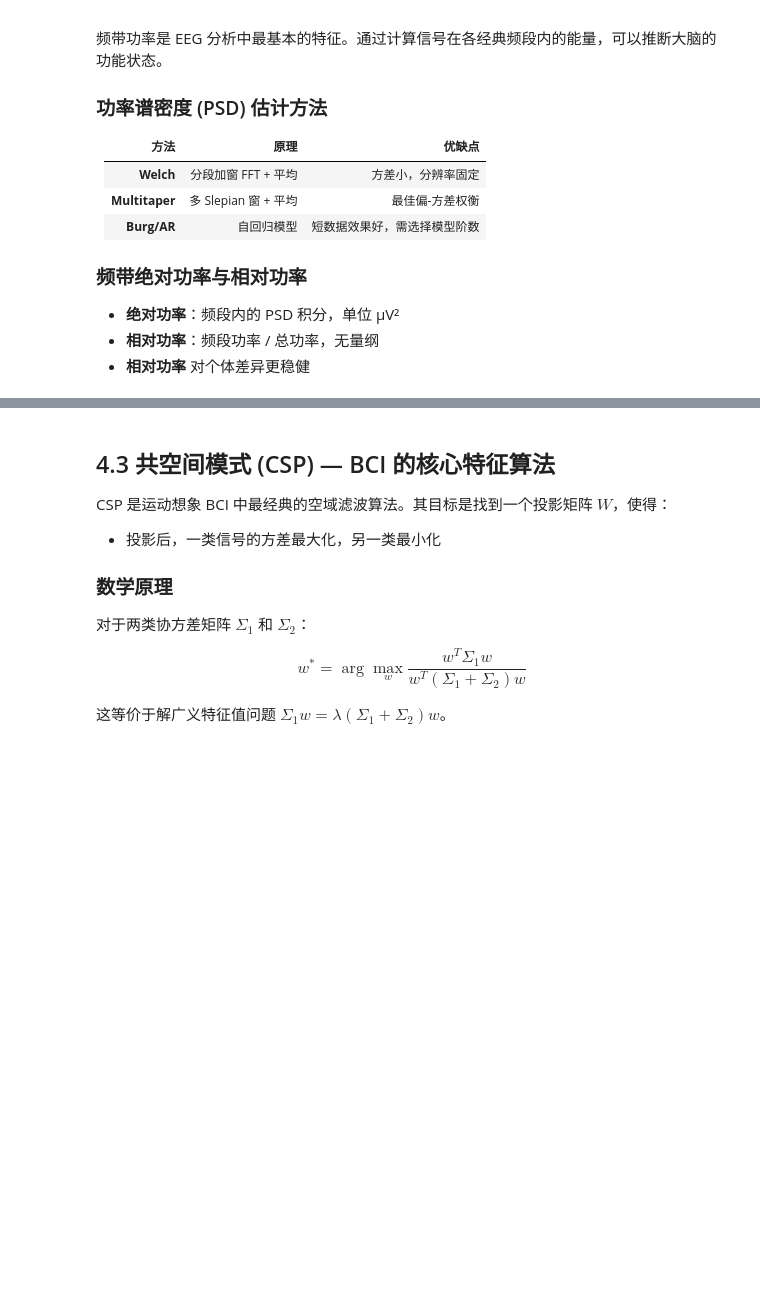
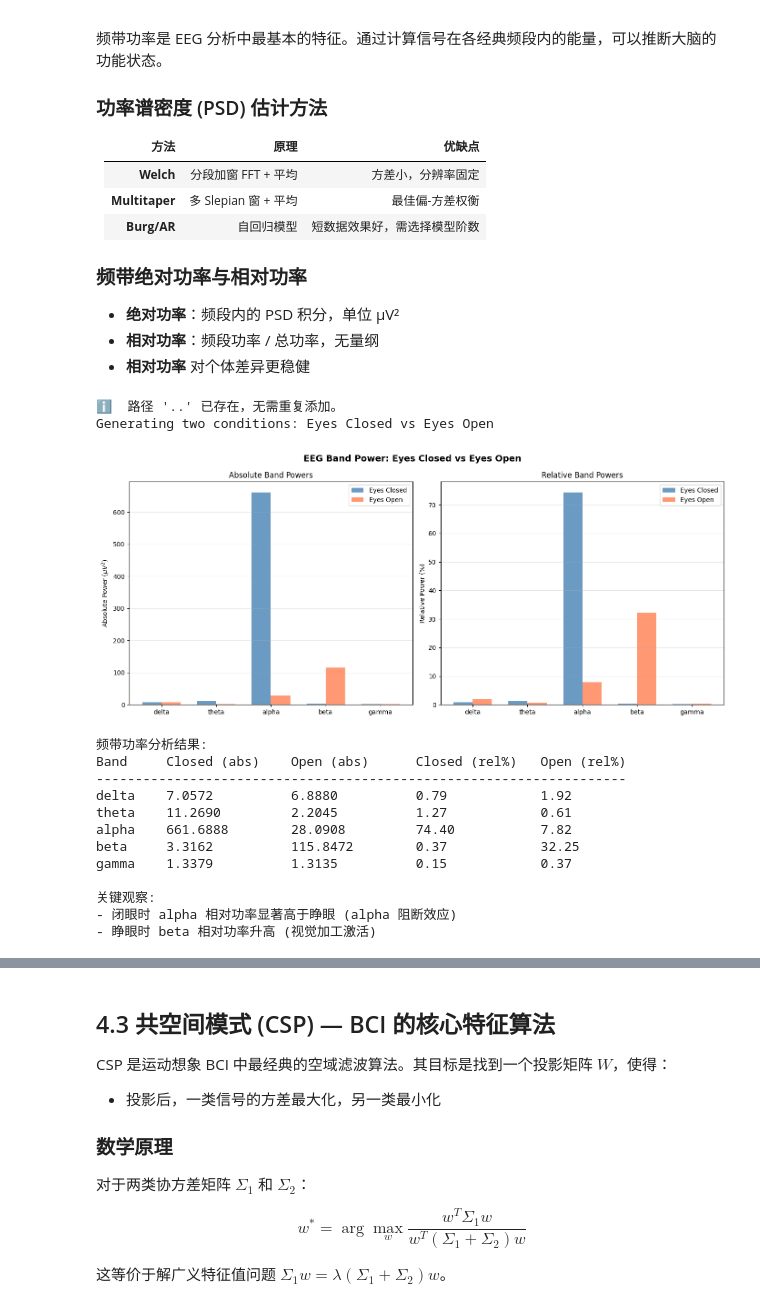
Before and after one commit to usstziyi/openbci-4, a Jupyter notebook: notebooks/unit_04_eeg_analysis.ipynb, the cells around one changed output, grey strips where cells are left out. Cells and saved outputs as stored; diff of their text form; code cells hidden in the pictures; blank space fills up the shorter version.

```diff
--- a/notebooks/unit_04_eeg_analysis.ipynb
+++ b/notebooks/unit_04_eeg_analysis.ipynb
@@ -30,20 +30,26 @@
 - **相对功率** 对个体差异更稳健
 # %%
 # ============================================================
-# 代码 4.1: 频带功率分析
+# 代码 4.1: 频带功率分析-固定时间长度，固定采样点数
 # ============================================================
 import numpy as np
 import matplotlib.pyplot as plt
 from scipy import signal
 import sys
-sys.path.insert(0, "..")
+target_path = ".."
+# 检查该路径是否已在 sys.path 中
+if target_path not in sys.path:
+    sys.path.insert(0, target_path)
+    print(f"✅ 成功将 '{target_path}' 添加到路径头部。")
+else:
+    print(f"ℹ️  路径 '{target_path}' 已存在，无需重复添加。")
 from utils.helpers import generate_synthetic_eeg, compute_band_powers, BAND_COLORS
 
-SFREQ = 250.0
+
 
 # 生成两种状态的数据：闭眼 (强 alpha) 和睁眼 (弱 alpha)
 print("Generating two conditions: Eyes Closed vs Eyes Open\n")
-
+SFREQ = 250.0
 # 状态 1: 闭眼放松 (强 alpha)
 eyes_closed, _ = generate_synthetic_eeg(
     duration=10.0, sfreq=SFREQ, n_channels=8,
@@ -55,14 +61,19 @@ eyes_open, _ = generate_synthetic_eeg(
     duration=10.0, sfreq=SFREQ, n_channels=8,
     noise_level=5.0, alpha_power=10.0, seed=200
 )
-# 手动增强 beta
+# 睁眼时 beta 相对功率升高 (视觉加工激活)
 t = np.arange(eyes_open.shape[1]) / SFREQ
 for ch in range(8):
     eyes_open[ch] += 15 * np.sin(2 * np.pi * 20 * t)  # beta 20Hz
 
 # 计算频带功率
-bands = {"delta": (0.5, 4), "theta": (4, 8), "alpha": (8, 13),
-         "beta": (13, 30), "gamma": (30, 45)}
+bands = {
+    "delta": (0.5, 4),
+    "theta": (4, 8),
+    "alpha": (8, 13),
+    "beta": (13, 30),
+    "gamma": (30, 45)
+}
 
 powers_closed = compute_band_powers(eyes_closed, SFREQ, bands)
 powers_open = compute_band_powers(eyes_open, SFREQ, bands)
@@ -77,13 +88,25 @@ width = 0.35
 closed_abs = [powers_closed[b]["absolute"] for b in bands]
 open_abs = [powers_open[b]["absolute"] for b in bands]
 
-axes[0].bar(x - width/2, closed_abs, width, label="Eyes Closed",
-            color="steelblue", alpha=0.8)
-axes[0].bar(x + width/2, open_abs, width, label="Eyes Open",
-            color="coral", alpha=0.8)
+axes[0].bar(
+    x - width/2,      # x轴位置：向左偏移半个柱宽
+    closed_abs,       # 柱状图高度：闭眼状态的绝对功率值
+    width,            # 柱宽
+    label="Eyes Closed",  # 图例标签
+    color="steelblue",    # 柱体颜色：钢蓝色
+    alpha=0.8             # 透明度：0.8
+)
+axes[0].bar(
+    x + width/2,      # x轴位置：向右偏移半个柱宽
+    open_abs,         # 柱状图高度：睁眼状态的绝对功率值
+    width,            # 柱宽
+    label="Eyes Open",  # 图例标签
+    color="coral",      # 柱体颜色：红色
+    alpha=0.8           # 透明度：0.8
+)
 axes[0].set_xticks(x)
 axes[0].set_xticklabels(bands.keys())
-axes[0].set_ylabel("Absolute Power (muV^2)")
+axes[0].set_ylabel("Absolute Power ($\mu V^2$)")
 axes[0].set_title("Absolute Band Powers")
 axes[0].legend()
 axes[0].grid(True, alpha=0.3, axis="y")
@@ -93,33 +116,49 @@ closed_rel = [powers_closed[b]["relative"] * 100 for b in bands]
 open_rel = [powers_open[b]["relative"] * 100 for b in bands]
 
 axes[1].bar(x - width/2, closed_rel, width, label="Eyes Closed",
             color="steelblue", alpha=0.8)
 axes[1].bar(x + width/2, open_rel, width, label="Eyes Open",
             color="coral", alpha=0.8)
 axes[1].set_xticks(x)
 axes[1].set_xticklabels(bands.keys())
 axes[1].set_ylabel("Relative Power (%)")
 axes[1].set_title("Relative Band Powers")
 axes[1].legend()
 axes[1].grid(True, alpha=0.3, axis="y")
 
 plt.suptitle("EEG Band Power: Eyes Closed vs Eyes Open",
              fontsize=14, fontweight="bold")
 plt.tight_layout()
 plt.show()
 
 print("\n频带功率分析结果:")
 print(f"{'Band':<8} {'Closed (abs)':<15} {'Open (abs)':<15} {'Closed (rel%)':<15} {'Open (rel%)':<15}")
 print("-" * 68)
 for band in bands:
     print(f"{band:<8} {powers_closed[band]['absolute']:<15.4f} "
           f"{powers_open[band]['absolute']:<15.4f} "
           f"{powers_closed[band]['relative']*100:<15.2f} "
           f"{powers_open[band]['relative']*100:<15.2f}")
 
 print("\n关键观察:")
 print("- 闭眼时 alpha 相对功率显著高于睁眼 (alpha 阻断效应)")
 print("- 睁眼时 beta 相对功率升高 (视觉加工激活)")
+# %% [output]
+ℹ️  路径 '..' 已存在，无需重复添加。
+Generating two conditions: Eyes Closed vs Eyes Open
+[figure, added]
+频带功率分析结果:
+Band     Closed (abs)    Open (abs)      Closed (rel%)   Open (rel%)
+--------------------------------------------------------------------
+delta    7.0572          6.8880          0.79            1.92
+theta    11.2690         2.2045          1.27            0.61
+alpha    661.6888        28.0908         74.40           7.82
+beta     3.3162          115.8472        0.37            32.25
+gamma    1.3379          1.3135          0.15            0.37
+
+关键观察:
+- 闭眼时 alpha 相对功率显著高于睁眼 (alpha 阻断效应)
+- 睁眼时 beta 相对功率升高 (视觉加工激活)
 # %% [markdown]
 ## 4.2 事件相关去同步/同步 (ERD/ERS)
 
```
Also changed, not shown: parts of 4 cells of this notebook, 2 other files.
